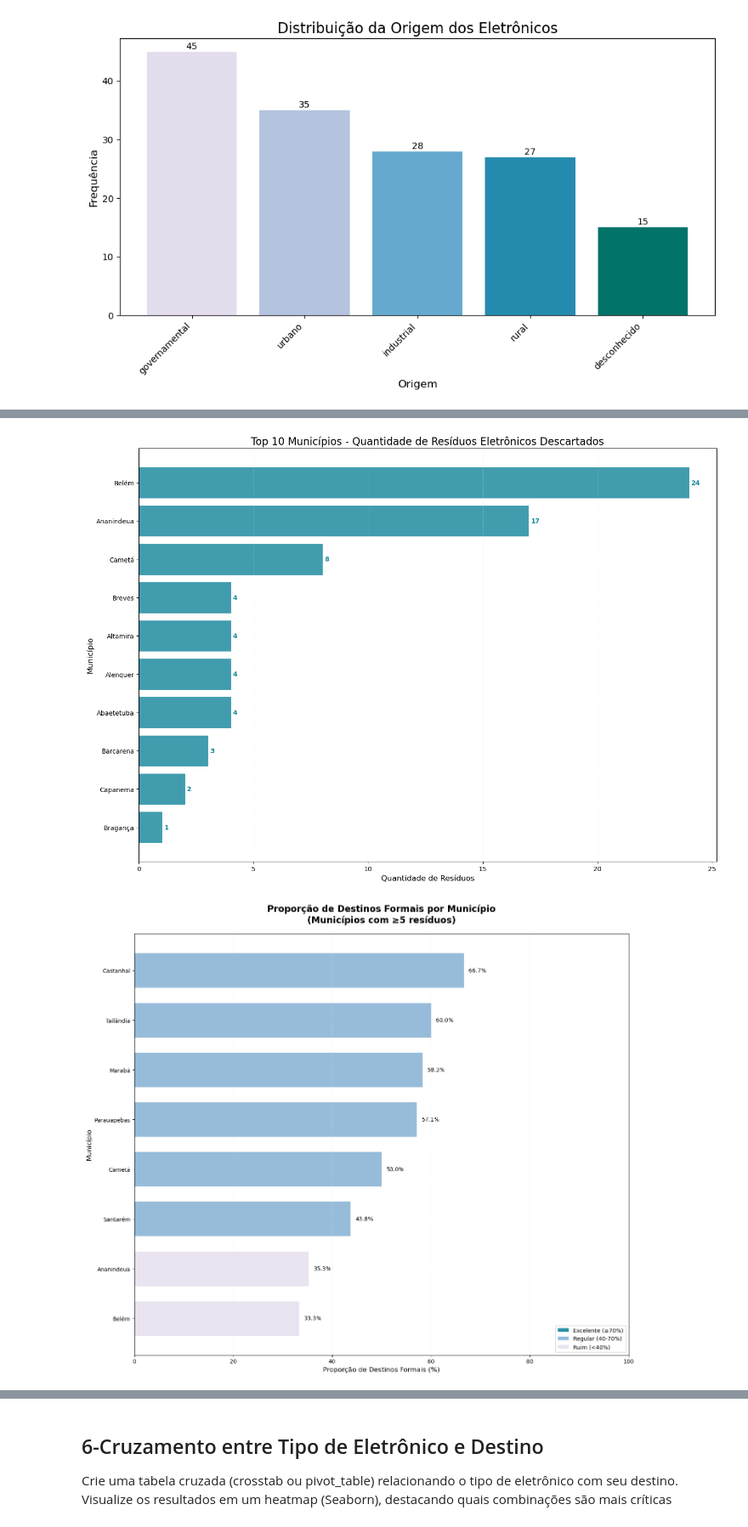
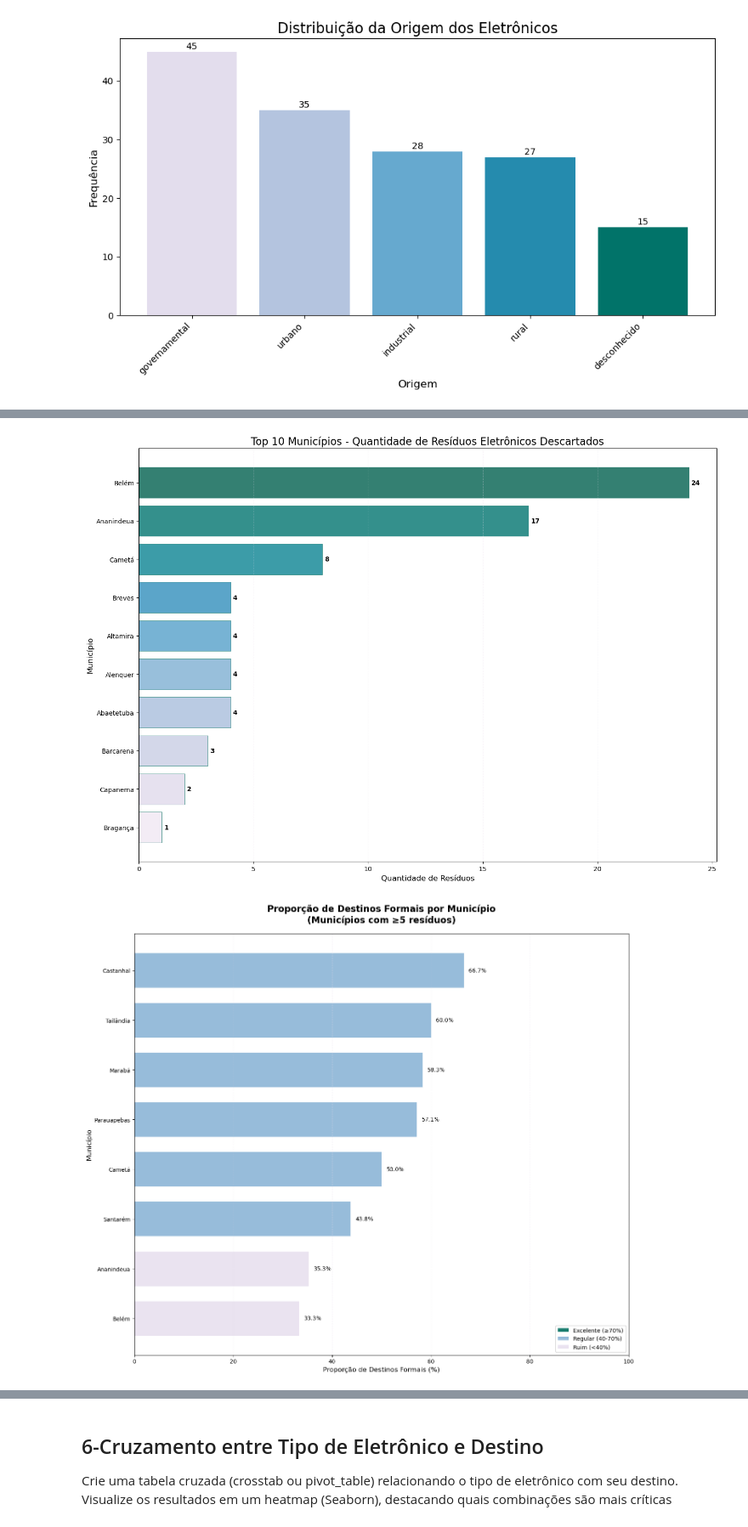
Before and after one commit to albertoakel/I2A2, a Jupyter notebook: notebook/I2A2_TAREFA6_GRUPO26_DRAFT.ipynb, the cells around one changed output, grey strips where cells are left out. Shown at 85% size. Cells and saved outputs as stored; diff of their text form; code cells hidden in the pictures.

```diff
--- a/notebook/I2A2_TAREFA6_GRUPO26_DRAFT.ipynb
+++ b/notebook/I2A2_TAREFA6_GRUPO26_DRAFT.ipynb
@@ -629,17 +612,15 @@ top_residuos.head(10)
 # %%
 # Definir a paleta de cores
 color = sns.color_palette('PuBuGn')
-color_verde = color[4]    # Verde mais escuro da paleta
+color_verde = color[5]    # Verde mais escuro da paleta
 color_medio = color[2]    # Verde médio
 color_claro = color[0]    # Verde mais claro
 
-# =============================================================================
-# GRÁFICO 1: Quantidade de resíduos por município (top 10)
-# =============================================================================
+# Quantidade de resíduos por município (top 10)
 top_10_residuos = agrupamento_completo.head(10).sort_values('Total_Residuos', ascending=True)
 plt.figure(figsize=(14, 10))
 bars = plt.barh(top_10_residuos['Municipio'], top_10_residuos['Total_Residuos'],
-                color=color_verde, alpha=0.8, edgecolor=color_verde, linewidth=0.5)
+                 color=gradient_colors, alpha=0.8, edgecolor=color_verde, linewidth=0.5)
 
 plt.title('Top 10 Municípios - Quantidade de Resíduos Eletrônicos Descartados',
           fontsize=16)
@@ -652,14 +633,12 @@ for bar in bars:
     width = bar.get_width()
     plt.text(width + 0.1, bar.get_y() + bar.get_height()/2,
              f'{width:.0f}', ha='left', va='center',
-             fontweight='bold', fontsize=10, color=color_verde)
+             fontweight='bold', fontsize=10)
 
 plt.tight_layout()
 plt.show()
 
-# =============================================================================
 # GRÁFICO 2: Proporção de destinos formais
-# =============================================================================
 plt.figure(figsize=(14, 12))
 municipios_significativos = agrupamento_completo[agrupamento_completo['Total_Residuos'] >= 5]
 municipios_ordenados = municipios_significativos.sort_values('Proporcao_Formais', ascending=True)
@@ -668,7 +647,7 @@ municipios_ordenados = municipios_significativos.sort_values('Proporcao_Formais'
 colors = []
 for proporcao in municipios_ordenados['Proporcao_Formais']:
     if proporcao >= 0.7:
-        colors.append(color[4])       # Excelente (>70%) - Verde escuro
+        colors.append(color[5])       # Excelente (>70%) - Verde escuro
     elif proporcao >= 0.4:
         colors.append(color[2])       # Regular (40-70%) - Verde médio
     else:
@@ -693,43 +672,41 @@ for bar, proporcao in zip(bars, municipios_ordenados['Proporcao_Formais']):
 # Adicionar legenda de cores
 from matplotlib.patches import Patch
 legend_elements = [
-    Patch(facecolor=color[4], label='Excelente (≥70%)', alpha=0.9),
+    Patch(facecolor=color[5], label='Excelente (≥70%)', alpha=0.9),
     Patch(facecolor=color[2], label='Regular (40-70%)', alpha=0.9),
     Patch(facecolor=color[0], label='Ruim (<40%)', alpha=0.9)
 ]
 plt.legend(handles=legend_elements, loc='lower right', framealpha=0.9)
 
 plt.tight_layout()
 plt.show()
 
-# =============================================================================
-# GRÁFICO 3: Média de peso por município (top 10) - CORRIGIDO
-# =============================================================================
+# Média de peso por município (top 10) - CORRIGIDO
 plt.figure(figsize=(14, 10))
 top_10_peso = agrupamento_completo.nlargest(10, 'Media_Peso').sort_values('Media_Peso', ascending=True)
 
 # CORREÇÃO: Usar uma paleta com número suficiente de cores
 gradient_colors = sns.color_palette('PuBuGn', n_colors=len(top_10_peso))
 
 bars = plt.barh(top_10_peso['Municipio'], top_10_peso['Media_Peso'],
                 color=gradient_colors, alpha=0.9, edgecolor='white',
                 linewidth=0.5, height=0.7)
 
 plt.title('Top 10 Municípios - Média de Peso por Eletrônico',
           fontsize=16, pad=20)
 plt.xlabel('Média de Peso (kg)', fontsize=12, fontweight='bold')
 plt.ylabel('Município', fontsize=12, fontweight='bold')
 plt.grid(axis='x', alpha=0.3, linestyle='--', color=color_claro)
 
 # Adicionar valores nas barras
 for bar in bars:
     width = bar.get_width()
     plt.text(width + 0.05, bar.get_y() + bar.get_height()/2,
-             f'{width:.2f} kg', ha='left', va='center'
-             , fontsize=10, color=color_verde)
+             f'{width:.1f} kg', ha='left', va='center'
+             , fontsize=10)
 
 plt.tight_layout()
 plt.show()
 # %% [output]
-[figure, old version]
+[figure, new version]
 [figure]
```
Also changed, not shown: parts of 16 cells of this notebook, 1 other file.
